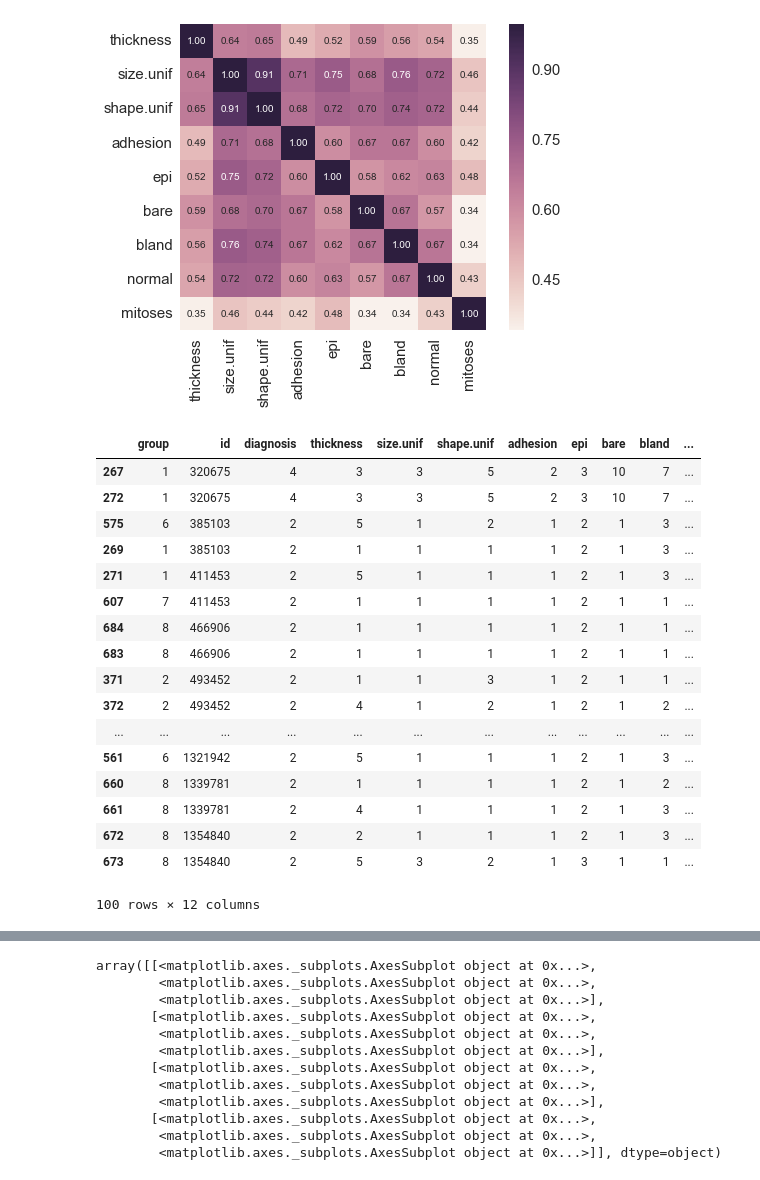
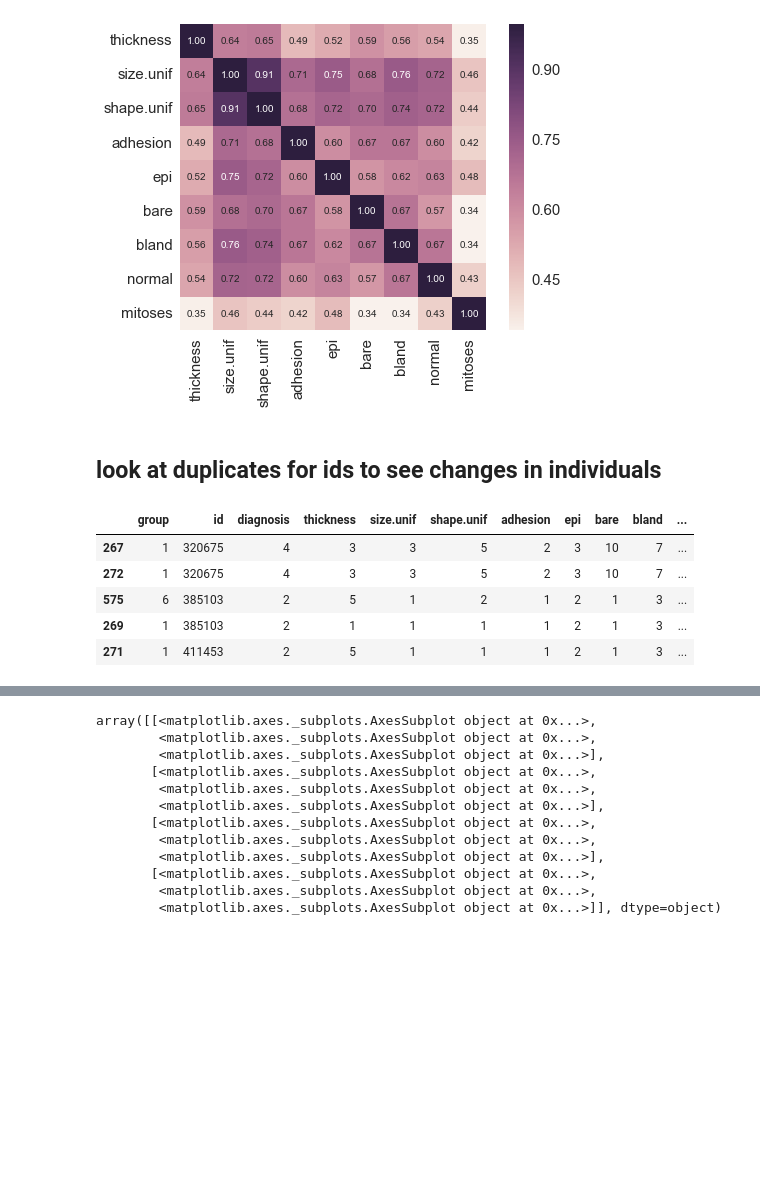
Before and after one commit to stephgline/exploration_of_wisconsin_breast_data, a Jupyter notebook: datachallengebreastcancerstephanie.ipynb, the cells around one changed output, grey strips where cells are left out. Cells and saved outputs as stored; diff of their text form; code cells hidden in the pictures; blank space fills up the shorter version.

```diff
--- a/datachallengebreastcancerstephanie.ipynb
+++ b/datachallengebreastcancerstephanie.ipynb
@@ -99,27 +100,17 @@ sns.set(font_scale=1.5)
 hm=sns.heatmap(cm, cbar=True,annot=True,square=True, fmt='.2f', yticklabels=cols, xticklabels=cols)
 # %% [output]
 [figure]
+# %% [markdown]
+## look at duplicates for ids to see changes in individuals
 # %%
-breastdata[breastdata.duplicated('id',keep=False)].sort(['id'])#look at duplicates for ids to see changes in individuals
+breastdata[breastdata.duplicated('id',keep=False)].sort(['id']).head()
 # %% [output]
 |  | group | id | diagnosis | thickness | size.unif | shape.unif | adhesion | epi | bare | bland | ... |
 | 267 | 1 | 320675 | 4 | 3 | 3 | 5 | 2 | 3 | 10 | 7 | ... |
 | 272 | 1 | 320675 | 4 | 3 | 3 | 5 | 2 | 3 | 10 | 7 | ... |
 | 575 | 6 | 385103 | 2 | 5 | 1 | 2 | 1 | 2 | 1 | 3 | ... |
 | 269 | 1 | 385103 | 2 | 1 | 1 | 1 | 1 | 2 | 1 | 3 | ... |
 | 271 | 1 | 411453 | 2 | 5 | 1 | 1 | 1 | 2 | 1 | 3 | ... |
-| 607 | 7 | 411453 | 2 | 1 | 1 | 1 | 1 | 2 | 1 | 1 | ... |
-| 684 | 8 | 466906 | 2 | 1 | 1 | 1 | 1 | 2 | 1 | 1 | ... |
-| 683 | 8 | 466906 | 2 | 1 | 1 | 1 | 1 | 2 | 1 | 1 | ... |
-| 371 | 2 | 493452 | 2 | 1 | 1 | 3 | 1 | 2 | 1 | 1 | ... |
-| 372 | 2 | 493452 | 2 | 4 | 1 | 2 | 1 | 2 | 1 | 2 | ... |
-| ... | ... | ... | ... | ... | ... | ... | ... | ... | ... | ... | ... |
-| 561 | 6 | 1321942 | 2 | 5 | 1 | 1 | 1 | 2 | 1 | 3 | ... |
-| 660 | 8 | 1339781 | 2 | 1 | 1 | 1 | 1 | 2 | 1 | 2 | ... |
-| 661 | 8 | 1339781 | 2 | 4 | 1 | 1 | 1 | 2 | 1 | 3 | ... |
-| 672 | 8 | 1354840 | 2 | 2 | 1 | 1 | 1 | 2 | 1 | 3 | ... |
-| 673 | 8 | 1354840 | 2 | 5 | 3 | 2 | 1 | 3 | 1 | 1 | ... |
-100 rows × 12 columns
 # %%
 #separate by benign and malignant to look at distributions of each feature in each
 # %%
```
Also changed, not shown: parts of 27 cells of this notebook.
